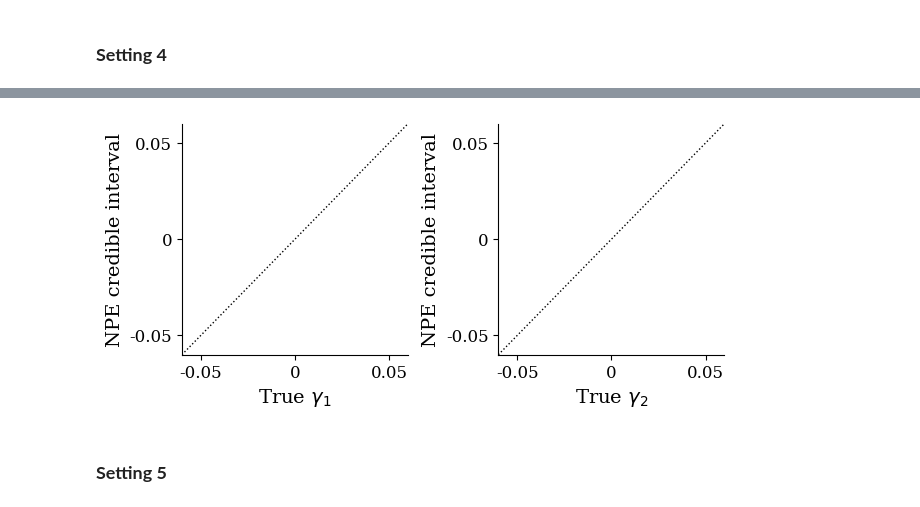
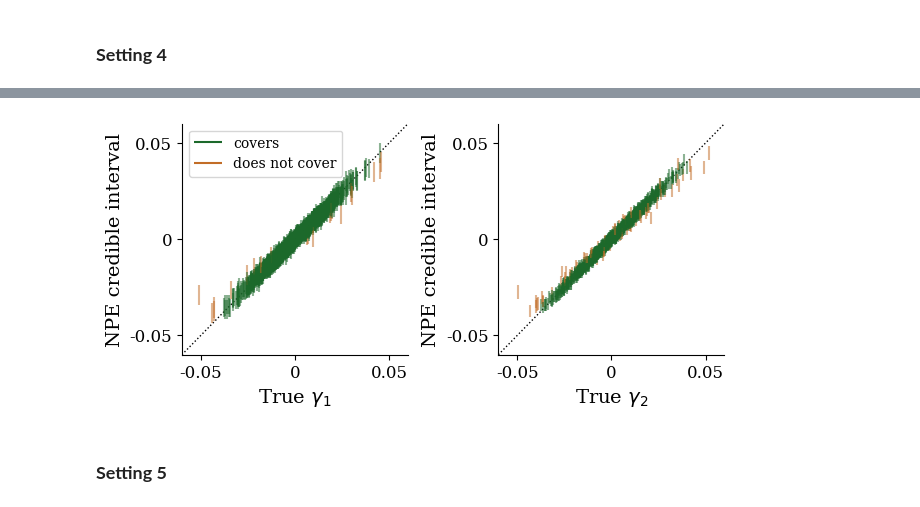
Before and after one commit to prob-ml/blissWL, a Jupyter notebook: images_to_maps/descwl/results/credibleintervals.ipynb, the cells around one changed output, grey strips where cells are left out. Drawn from its saved outputs; the diff is of its cells as text; code cells hidden in the pictures.

Commit message:
NPE results for settings 3 and 4

```diff
--- a/images_to_maps/descwl/results/credibleintervals.ipynb
+++ b/images_to_maps/descwl/results/credibleintervals.ipynb
@@ -380,0 +326,30 @@ plot_blank_coverage_probs(save_path="figures/npe_coverageprobs_setting4.png")
+# %%
+# Load all 10 replicates
+n_replicates_setting4 = 10
+setting4_files = [
+    torch.load(f"npe/setting4/npe_credible_intervals_setting4_{i}.pt", weights_only=False)
+    for i in range(1, n_replicates_setting4 + 1)
+]
+
+# Use replicate 1 for the credible-interval plot
+setting4 = setting4_files[0]
+shear1_true = setting4["shear1_true"]
+shear2_true = setting4["shear2_true"]
+shear1_ci_lower = setting4["shear1_ci_lower"]
+shear1_ci_upper = setting4["shear1_ci_upper"]
+shear2_ci_lower = setting4["shear2_ci_lower"]
+shear2_ci_upper = setting4["shear2_ci_upper"]
+
+shear1_coverage_replicates = torch.stack([
+    compute_coverage_probs(s["shear1_true"], s["shear1_ci_lower"], s["shear1_ci_upper"])
+    for s in setting4_files
+])
+shear2_coverage_replicates = torch.stack([
+    compute_coverage_probs(s["shear2_true"], s["shear2_ci_lower"], s["shear2_ci_upper"])
+    for s in setting4_files
+])
+
+plot_coverage_probs(
+    confidence_levels, shear1_coverage_replicates, shear2_coverage_replicates,
+    save_path="figures/npe_coverageprobs_setting4.png"
+)
@@ -381,7 +358,12 @@ plot_blank_coverage_probs(save_path="figures/npe_coverageprobs_setting4.png")
 # %%
-plot_blank_credible_intervals(save_path="figures/npe_credibleintervals_setting4.png")
+plot_credible_intervals(
+    shear1_true, shear2_true,
+    shear1_ci_lower, shear1_ci_upper,
+    shear2_ci_lower, shear2_ci_upper,
+    save_path="figures/npe_credibleintervals_setting4.png"
+)
 # %% [output]
-[figure, old version]
+[figure, new version]
 # %% [markdown]
 ### **Setting 5**
 # %%
```
Also changed, not shown: parts of 6 cells of this notebook, 2 other files.
